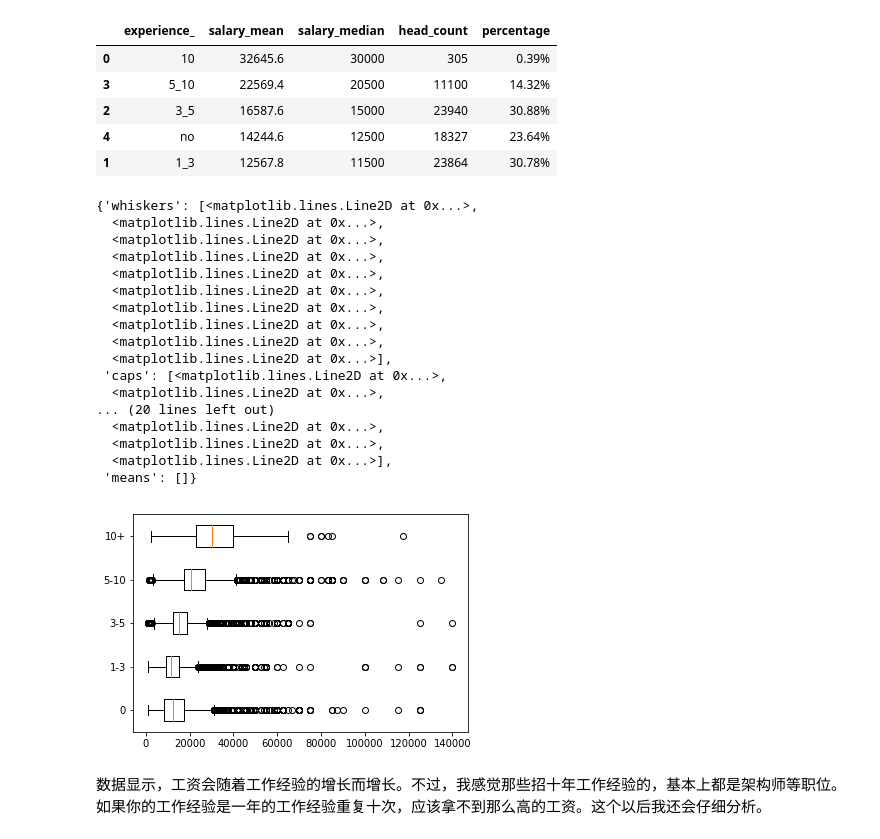
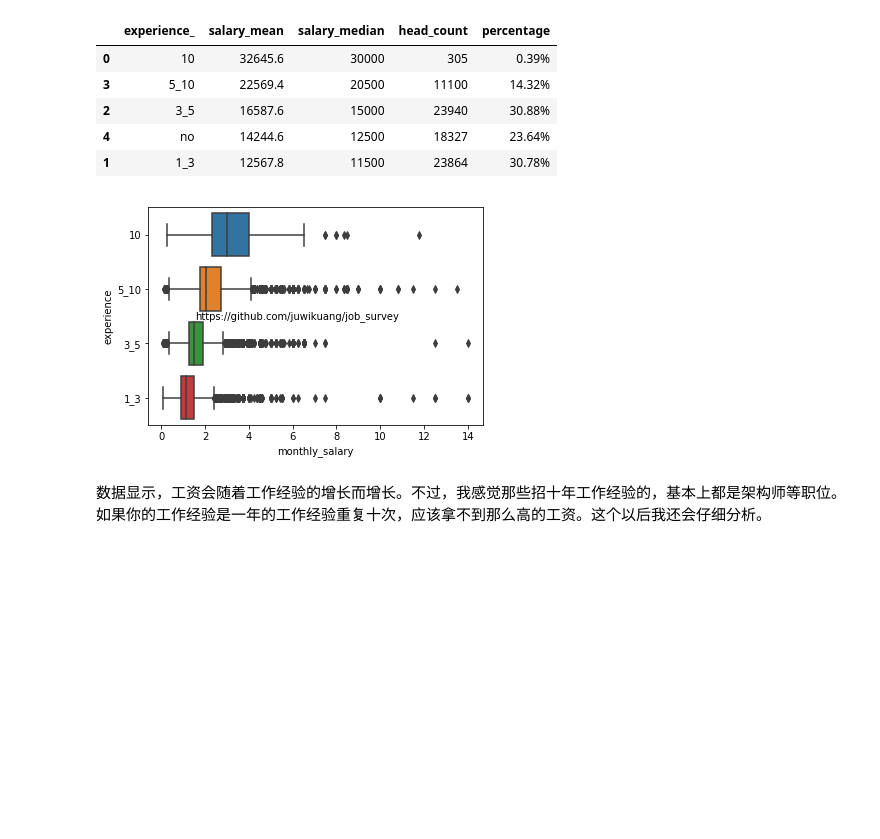
Before and after one commit to EricWebsmith/china_job_survey, a Jupyter notebook: First_Tier.ipynb, the cells around one changed output. Cells and saved outputs as stored; diff of their text form; code cells hidden in the pictures; blank space fills up the shorter version.

```diff
--- a/First_Tier.ipynb
+++ b/First_Tier.ipynb
@@ -209,28 +235,14 @@ salary_we_5_10=data[data.experience_5_10==1].monthly_salary * 10000
 salary_we_3_5=data[data.experience_3_5==1].monthly_salary * 10000
 salary_we_1_3=data[data.experience_1_3==1].monthly_salary * 10000
 salary_we_no=data[data.experience_no==1].monthly_salary * 10000
-# %%
-plt.boxplot([salary_we_no,salary_we_1_3,salary_we_3_5,salary_we_5_10,salary_we_10],
-            labels=['0','1-3','3-5','5-10','10+'],  vert=False)
-# %% [output]
-{'whiskers': [<matplotlib.lines.Line2D at 0x...>,
-  <matplotlib.lines.Line2D at 0x...>,
-  <matplotlib.lines.Line2D at 0x...>,
-  <matplotlib.lines.Line2D at 0x...>,
-  <matplotlib.lines.Line2D at 0x...>,
-  <matplotlib.lines.Line2D at 0x...>,
-  <matplotlib.lines.Line2D at 0x...>,
-  <matplotlib.lines.Line2D at 0x...>,
-  <matplotlib.lines.Line2D at 0x...>,
-  <matplotlib.lines.Line2D at 0x...>],
- 'caps': [<matplotlib.lines.Line2D at 0x...>,
-  <matplotlib.lines.Line2D at 0x...>,
-... (20 lines left out)
-  <matplotlib.lines.Line2D at 0x...>,
-  <matplotlib.lines.Line2D at 0x...>,
-  <matplotlib.lines.Line2D at 0x...>],
- 'means': []}
-[figure, removed]
+# %%
+data=add_category_column(data,'experience')
+order=['10','5_10','3_5','1_3']
+sns.boxplot(y='experience',x='monthly_salary',order=order,data=data[data.experience.isin(order)], orient='h')
+plt.annotate('https://github.com/juwikuang/job_survey', xy=(1.5,1.5), xytext=(1.55, 1.55))
+plt.show()
+# %% [output]
+[figure, added]
 # %% [markdown]
 数据显示，工资会随着工作经验的增长而增长。不过，我感觉那些招十年工作经验的，基本上都是架构师等职位。如果你的工作经验是一年的工作经验重复十次，应该拿不到那么高的工资。这个以后我还会仔细分析。
 # %% [markdown]
```
Also changed, not shown: parts of 12 cells of this notebook, 2 other files.
